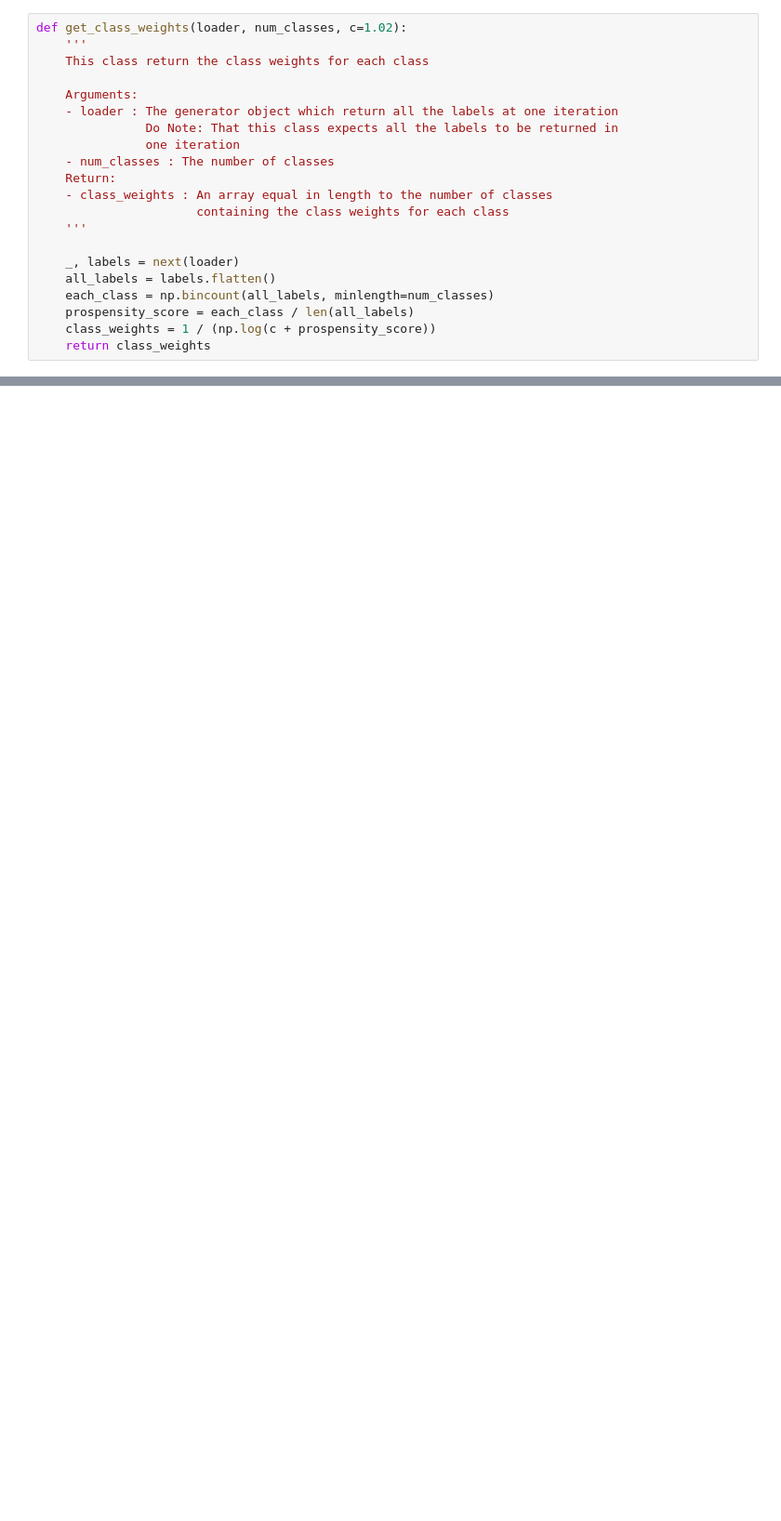
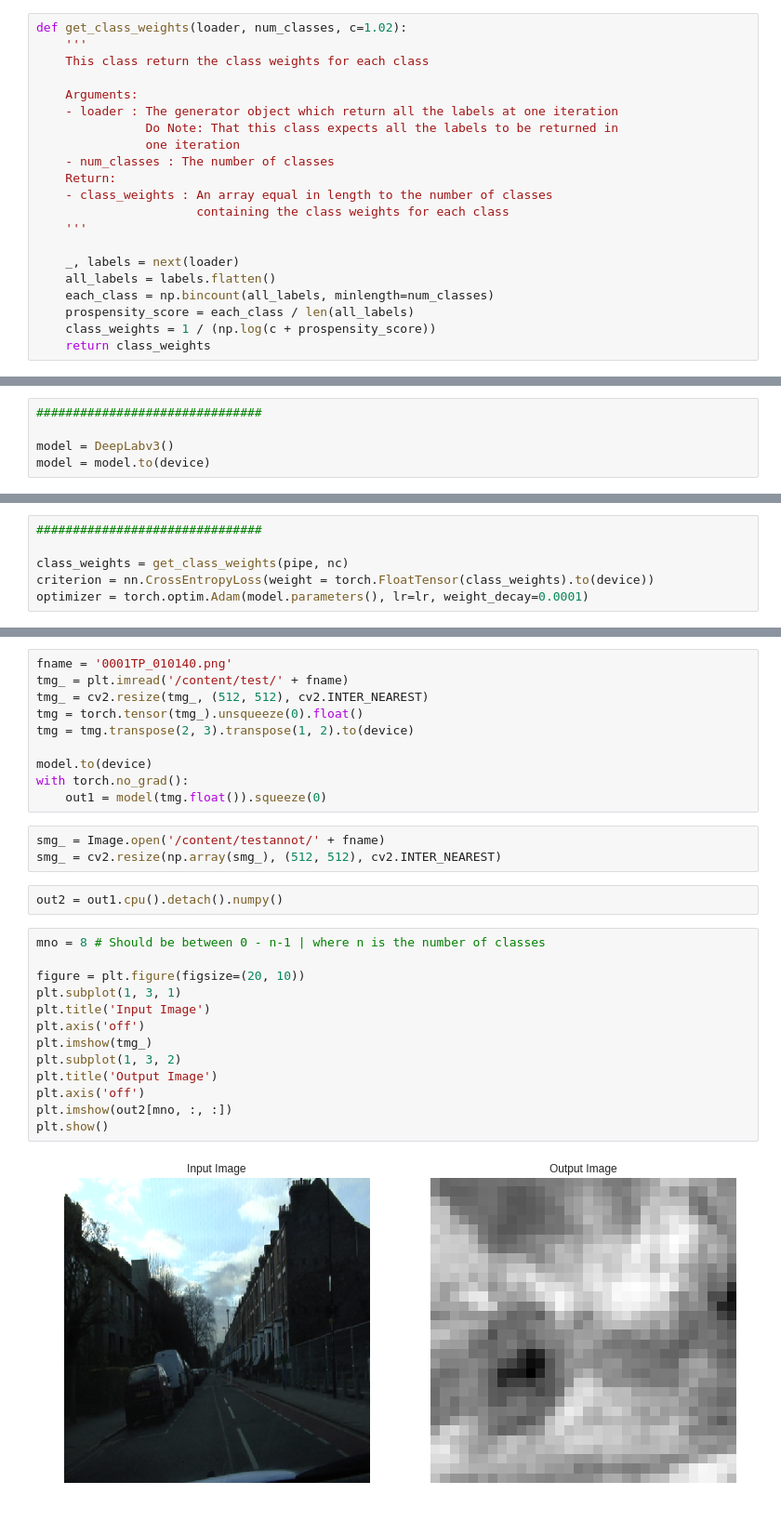
Before and after one commit to AvivSham/DeepLabv3, a Jupyter notebook: DeepLabV3.ipynb, the cells around one changed output, grey strips where cells are left out. Shown at 93% size. Saved outputs shown, nothing was run; the diff lists cells and outputs as text; blank space fills up the shorter version.

```diff
--- a/DeepLabV3.ipynb
+++ b/DeepLabV3.ipynb
@@ -456,0 +256,5 @@ def get_class_weights(loader, num_classes, c=1.02):
+# %%
+###############################
+
+model = DeepLabv3()
+model = model.to(device)
@@ -457 +267,7 @@ def get_class_weights(loader, num_classes, c=1.02):
+# %%
+###############################
+
+class_weights = get_class_weights(pipe, nc)
+criterion = nn.CrossEntropyLoss(weight = torch.FloatTensor(class_weights).to(device))
+optimizer = torch.optim.Adam(model.parameters(), lr=lr, weight_decay=0.0001)
 # %%
@@ -551,0 +355,30 @@ for e in range(1, epochs+1):
+# %%
+fname = '0001TP_010140.png'
+tmg_ = plt.imread('/content/test/' + fname)
+tmg_ = cv2.resize(tmg_, (512, 512), cv2.INTER_NEAREST)
+tmg = torch.tensor(tmg_).unsqueeze(0).float()
+tmg = tmg.transpose(2, 3).transpose(1, 2).to(device)
+
+model.to(device)
+with torch.no_grad():
+    out1 = model(tmg.float()).squeeze(0)
+# %%
+smg_ = Image.open('/content/testannot/' + fname)
+smg_ = cv2.resize(np.array(smg_), (512, 512), cv2.INTER_NEAREST)
+# %%
+out2 = out1.cpu().detach().numpy()
+# %%
+mno = 8 # Should be between 0 - n-1 | where n is the number of classes
+
+figure = plt.figure(figsize=(20, 10))
+plt.subplot(1, 3, 1)
+plt.title('Input Image')
+plt.axis('off')
+plt.imshow(tmg_)
+plt.subplot(1, 3, 2)
+plt.title('Output Image')
+plt.axis('off')
+plt.imshow(out2[mno, :, :])
+plt.show()
+# %% [output]
+[figure, added]
```
Also changed, not shown: parts of 19 cells of this notebook.
